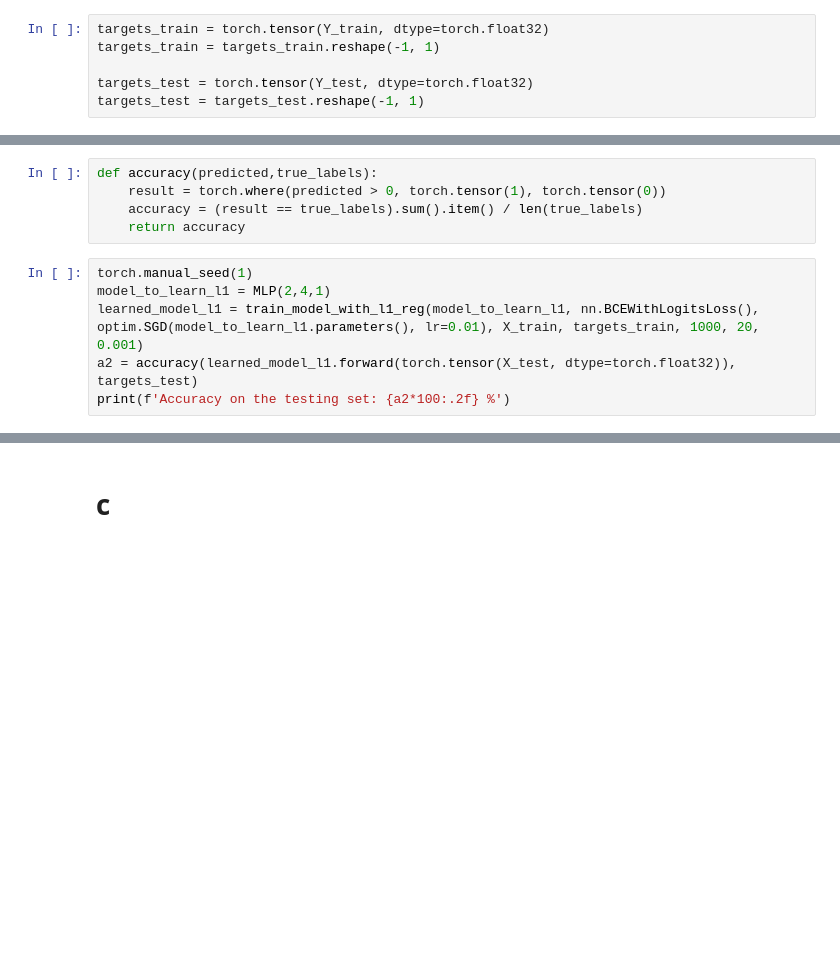
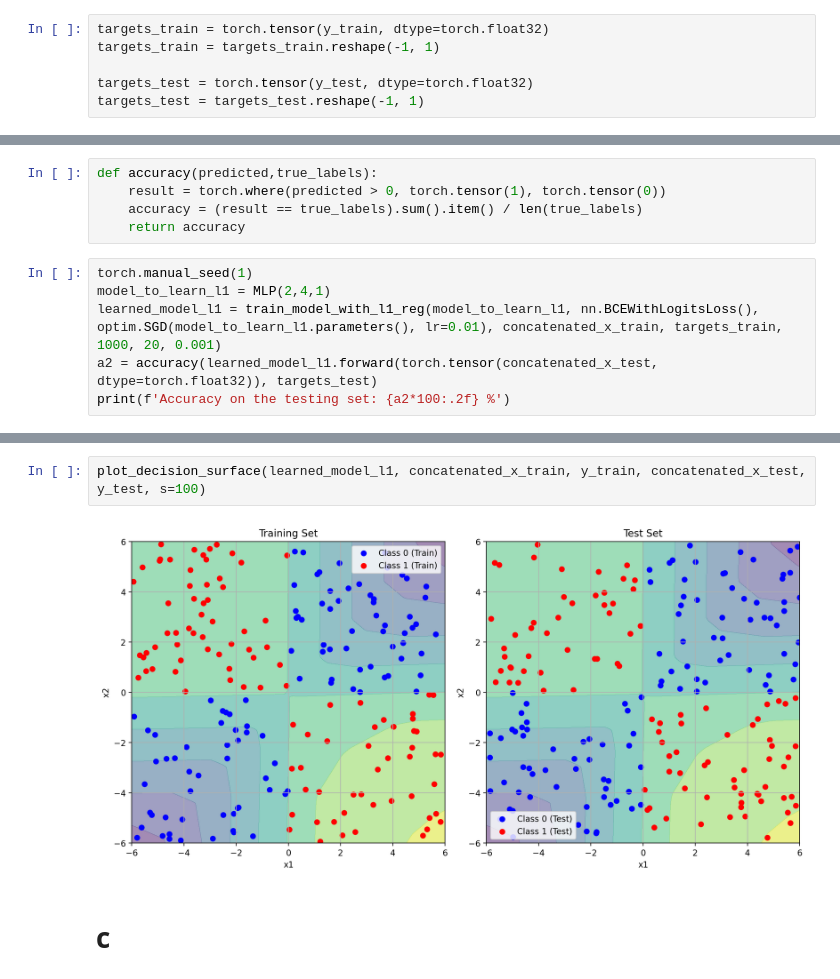
Before and after one commit to AbhayVG/ES-335-Assignment-3, a Jupyter notebook: Q_2.ipynb, the cells around one changed output, grey strips where cells are left out. Cells and saved outputs as stored; diff of their text form; blank space fills up the shorter version.

```diff
--- a/Q_2.ipynb
+++ b/Q_2.ipynb
@@ -65,8 +78,8 @@ plt.show()
 # %%
-targets_train = torch.tensor(Y_train, dtype=torch.float32)
+targets_train = torch.tensor(y_train, dtype=torch.float32)
 targets_train = targets_train.reshape(-1, 1)
 
-targets_test = torch.tensor(Y_test, dtype=torch.float32)
+targets_test = torch.tensor(y_test, dtype=torch.float32)
 targets_test = targets_test.reshape(-1, 1)
 # %%
 torch.manual_seed(42)
@@ -160,7 +218,7 @@ def accuracy(predicted,true_labels):
 # %%
 torch.manual_seed(1)
 model_to_learn_l1 = MLP(2,4,1)
-learned_model_l1 = train_model_with_l1_reg(model_to_learn_l1, nn.BCEWithLogitsLoss(), optim.SGD(model_to_learn_l1.parameters(), lr=0.01), X_train, targets_train, 1000, 20, 0.001)
-a2 = accuracy(learned_model_l1.forward(torch.tensor(X_test, dtype=torch.float32)), targets_test)
+learned_model_l1 = train_model_with_l1_reg(model_to_learn_l1, nn.BCEWithLogitsLoss(), optim.SGD(model_to_learn_l1.parameters(), lr=0.01), concatenated_x_train, targets_train, 1000, 20, 0.001)
+a2 = accuracy(learned_model_l1.forward(torch.tensor(concatenated_x_test, dtype=torch.float32)), targets_test)
 print(f'Accuracy on the testing set: {a2*100:.2f} %')
 # %% [output]
@@ -178,3 +236,7 @@ Accuracy on the testing set: 98.25 %
+# %%
+plot_decision_surface(learned_model_l1, concatenated_x_train, y_train, concatenated_x_test, y_test, s=100)
+# %% [output]
+[figure, added]
 # %% [markdown]
 # c
 # %%
```
Also changed, not shown: parts of 28 cells of this notebook.
